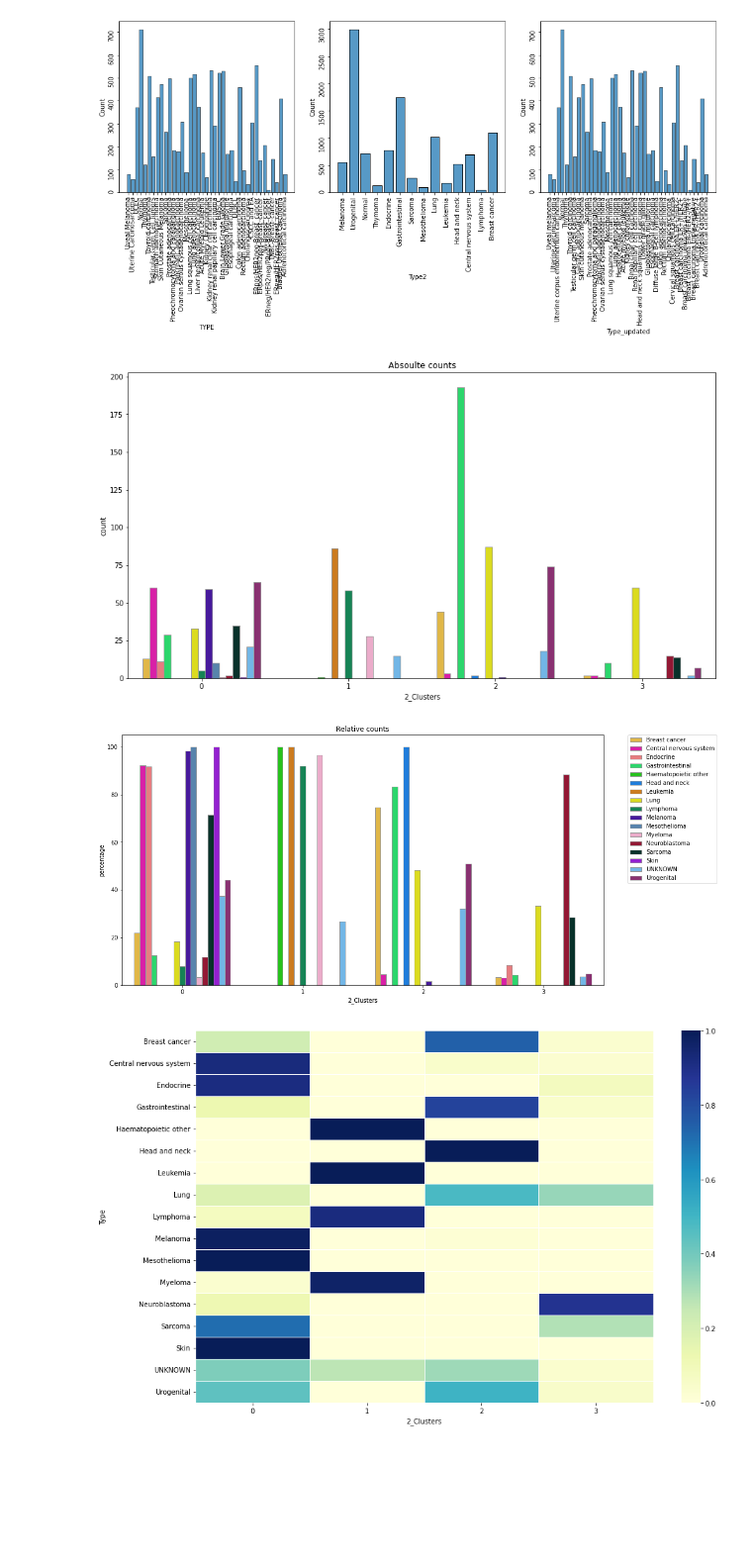
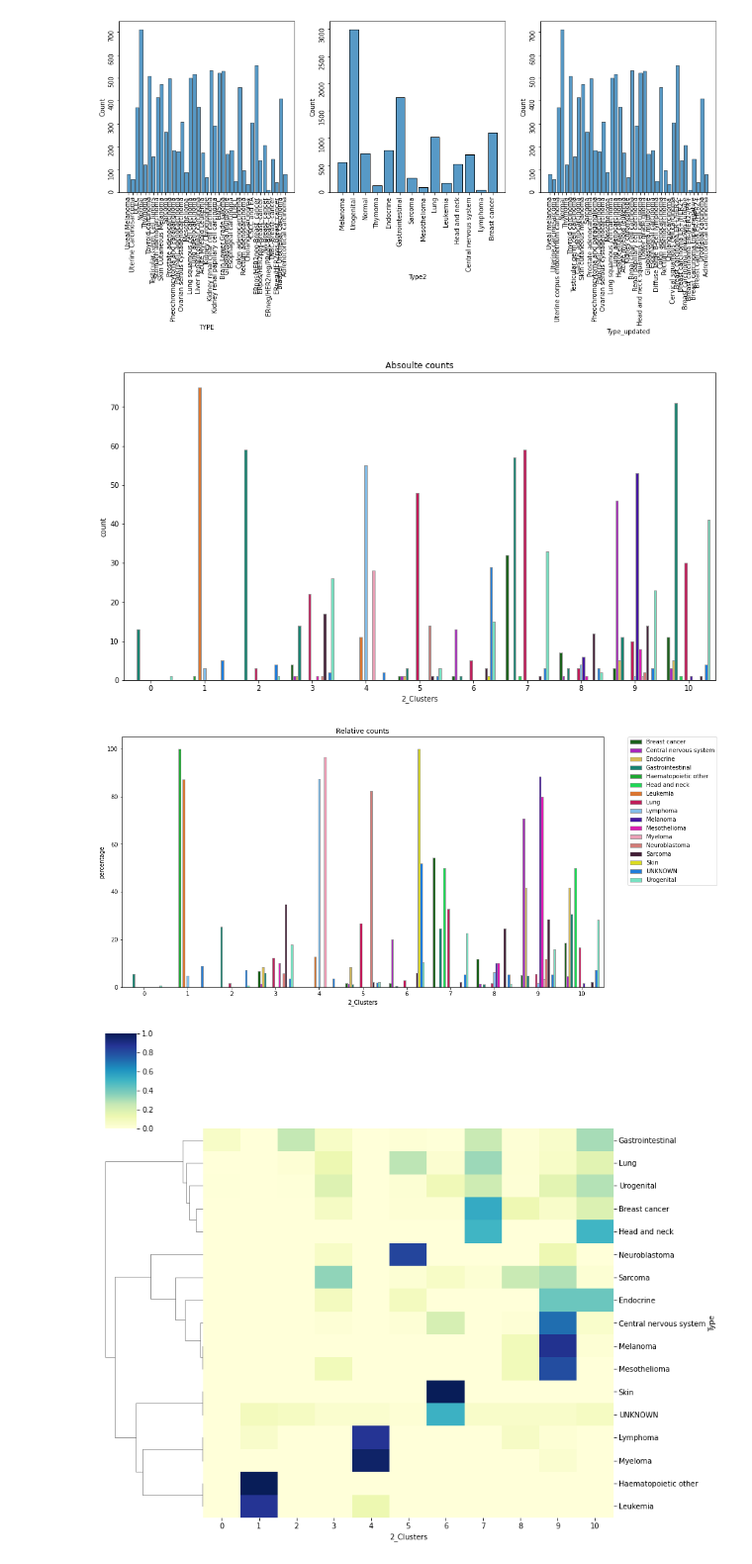
Before and after one commit to MarkF-hanze/UMCG_Thesis, a Jupyter notebook: Working_Code/Untitled.ipynb, the cells around one changed output. Shown at 99% size. Saved outputs shown, nothing was run; the diff lists cells and outputs as text; code cells hidden in the pictures; blank space fills up the shorter version.

```diff
--- a/Working_Code/Untitled.ipynb
+++ b/Working_Code/Untitled.ipynb
@@ -138,7 +138,8 @@ Entrez_Map = pd.read_csv('/data/g0017139/Set1/Entrezid_mapping_using_org_Hs_eg_d
 )
 Entrez_Map.sort_values(['CHR_Mapping', 'BP_Mapping'], axis=0, inplace=True)
 # %%
-cluster_df = pd.read_csv(f"/home/g0017139/UMCG_Thesis/Working_Code/Results/TSet{SETS}/HDDCClusters4.csv", index_col=0)
+cluster_df = pd.read_csv(f"/home/g0017139/UMCG_Thesis/Working_Code/Results/TSet{SETS}/HDDCClusters11.csv", index_col=0)
+#cluster_df = pd.read_csv(f"/home/g0017139/UMCG_Thesis/Working_Code/Results/TSet{SETS}/HierarchClusters11.csv", index_col=0)
 cluster_df.columns = ['2_Clusters']
 cluster_df['2_Clusters'] = cluster_df['2_Clusters'] - 1
 cluster_df['Type'] = df['TYPE'].values
@@ -147,20 +148,21 @@ cluster_colors, color_mapper, palette = make_colors(cluster_df)
 make_countplot(cluster_df, '2_Clusters', 'Type', palette)
 plt.show()
 # %% [output]
-[figure, old version]
+[figure, new version]
-[figure, old version]
+[figure, new version]
 # %%
 cluster_df['count'] = 1
 count_df = cluster_df.groupby(['2_Clusters', 'Type']).sum().reset_index()
 sum_df = cluster_df.groupby(['Type']).sum()
 new_col = []
 for index, row in count_df.iterrows():
     new_col.append(sum_df.loc[row['Type'],:]['count'])
 
 count_df['Percentage'] = count_df['count'] / new_col
 count_df = count_df.drop('count', axis=1)
 data = pd.pivot_table(count_df, values='Percentage', index='Type', columns='2_Clusters', fill_value=0)
-plt.figure(figsize=(15,10))
-ax = sns.heatmap(data, vmin=0, vmax=1, linewidths=.5, cmap="YlGnBu")
+#plt.figure(figsize=(15,10))
+##ax = sns.heatmap(data, vmin=0, vmax=1, linewidths=.5, cmap="YlGnBu")
+fig= sns.clustermap(data, method="ward", metric="correlation", col_cluster=False,  cmap="YlGnBu", figsize=(12,10))
 # %% [output]
-[figure, old version]
+[figure, new version]
```
Also changed, not shown: parts of 11 cells of this notebook, 11 other files.
